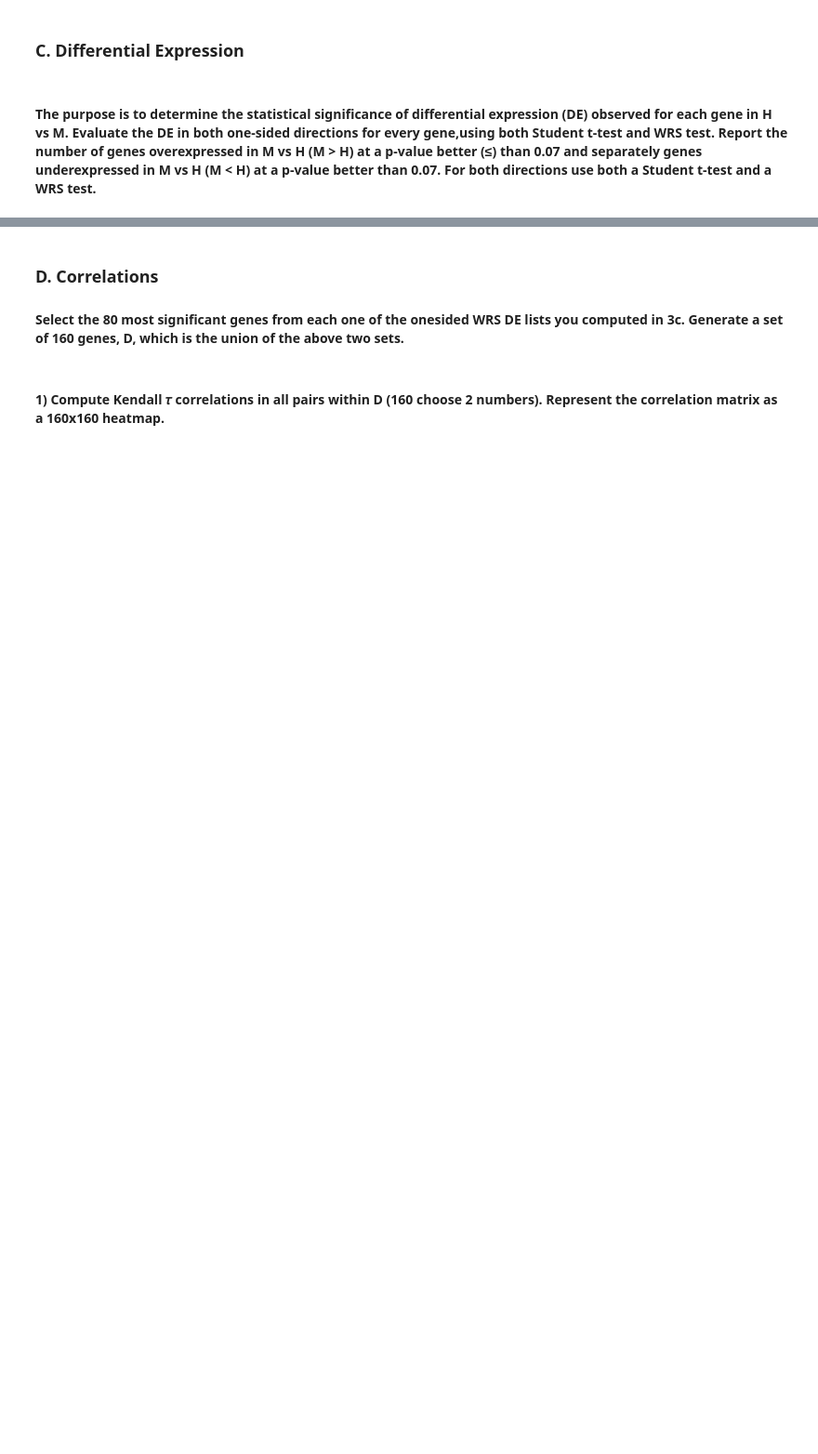
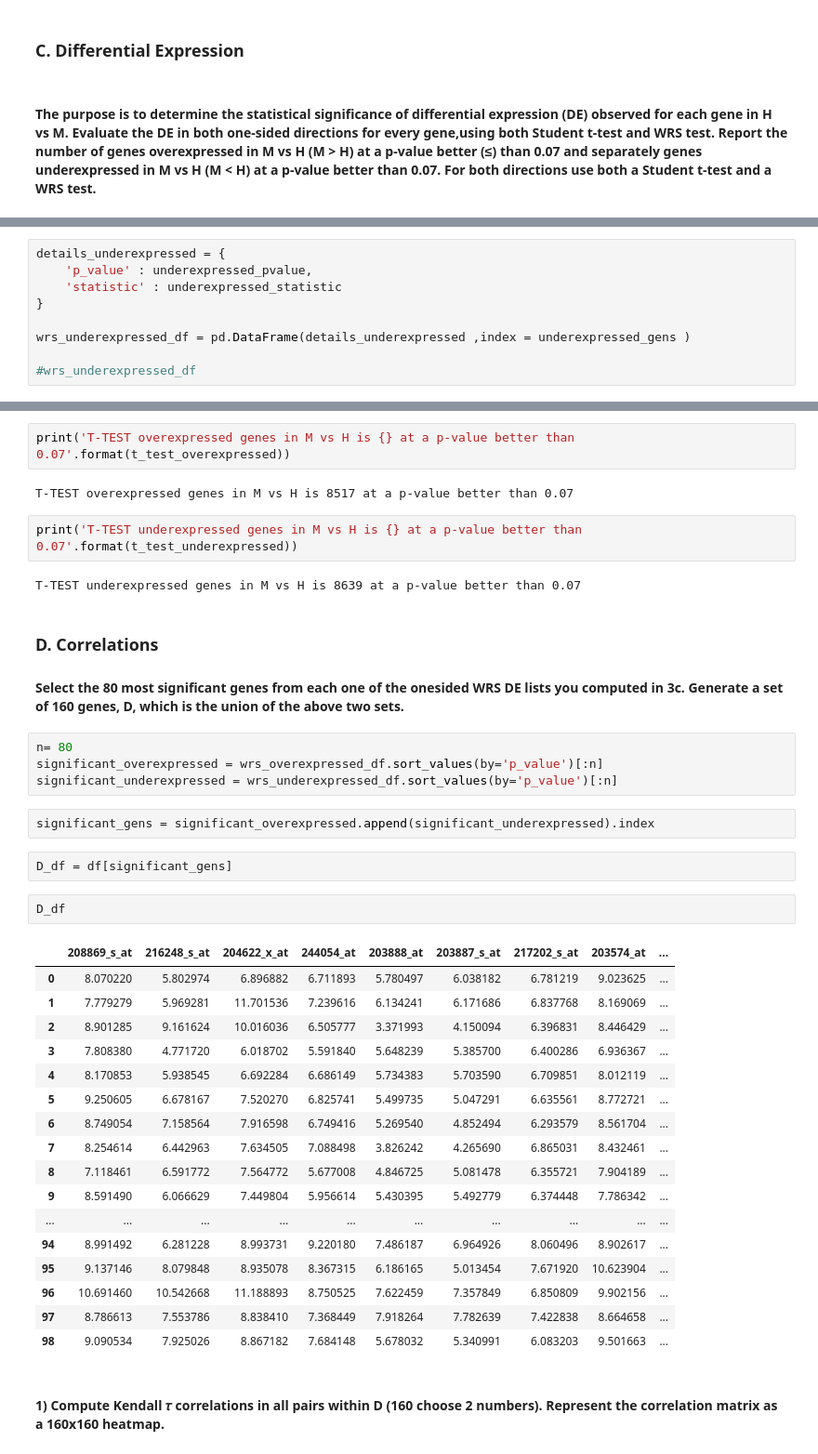
Before and after one commit to leeaz97/SatisticsIDC, a Jupyter notebook: HW4.ipynb, the cells around one changed output, grey strips where cells are left out. Shown at 93% size. Cells and saved outputs as stored; diff of their text form; blank space fills up the shorter version.

```diff
--- a/HW4.ipynb
+++ b/HW4.ipynb
@@ -165,0 +261,9 @@ for n, gene in enumerate(random_genes):
+# %%
+details_underexpressed = {
+    'p_value' : underexpressed_pvalue,
+    'statistic' : underexpressed_statistic
+}
+
+wrs_underexpressed_df = pd.DataFrame(details_underexpressed ,index = underexpressed_gens )
+
+#wrs_underexpressed_df
@@ -166,5 +304,41 @@ for n, gene in enumerate(random_genes):
+# %%
+print('T-TEST overexpressed genes in M vs H is {} at a p-value better than 0.07'.format(t_test_overexpressed))
+# %% [output]
+T-TEST overexpressed genes in M vs H is 8517 at a p-value better than 0.07
+# %%
+print('T-TEST underexpressed genes in M vs H is {} at a p-value better than 0.07'.format(t_test_underexpressed))
+# %% [output]
+T-TEST underexpressed genes in M vs H is 8639 at a p-value better than 0.07
 # %% [markdown]
 ### D. Correlations
 #### Select the 80 most significant genes from each one of the onesided WRS DE lists you computed in 3c. Generate a set of 160 genes, D, which is the union of the above two sets.
+# %%
+n= 80
+significant_overexpressed = wrs_overexpressed_df.sort_values(by='p_value')[:n]
+significant_underexpressed = wrs_underexpressed_df.sort_values(by='p_value')[:n]
+# %%
+significant_gens = significant_overexpressed.append(significant_underexpressed).index
+# %%
+D_df = df[significant_gens]
+# %%
+D_df
+# %% [output]
+|  | 208869_s_at | 216248_s_at | 204622_x_at | 244054_at | 203888_at | 203887_s_at | 217202_s_at | 203574_at | ... |
+| 0 | 8.070220 | 5.802974 | 6.896882 | 6.711893 | 5.780497 | 6.038182 | 6.781219 | 9.023625 | ... |
+| 1 | 7.779279 | 5.969281 | 11.701536 | 7.239616 | 6.134241 | 6.171686 | 6.837768 | 8.169069 | ... |
+| 2 | 8.901285 | 9.161624 | 10.016036 | 6.505777 | 3.371993 | 4.150094 | 6.396831 | 8.446429 | ... |
+| 3 | 7.808380 | 4.771720 | 6.018702 | 5.591840 | 5.648239 | 5.385700 | 6.400286 | 6.936367 | ... |
+| 4 | 8.170853 | 5.938545 | 6.692284 | 6.686149 | 5.734383 | 5.703590 | 6.709851 | 8.012119 | ... |
+| 5 | 9.250605 | 6.678167 | 7.520270 | 6.825741 | 5.499735 | 5.047291 | 6.635561 | 8.772721 | ... |
+| 6 | 8.749054 | 7.158564 | 7.916598 | 6.749416 | 5.269540 | 4.852494 | 6.293579 | 8.561704 | ... |
+| 7 | 8.254614 | 6.442963 | 7.634505 | 7.088498 | 3.826242 | 4.265690 | 6.865031 | 8.432461 | ... |
+| 8 | 7.118461 | 6.591772 | 7.564772 | 5.677008 | 4.846725 | 5.081478 | 6.355721 | 7.904189 | ... |
+| 9 | 8.591490 | 6.066629 | 7.449804 | 5.956614 | 5.430395 | 5.492779 | 6.374448 | 7.786342 | ... |
+| ... | ... | ... | ... | ... | ... | ... | ... | ... | ... |
+| 94 | 8.991492 | 6.281228 | 8.993731 | 9.220180 | 7.486187 | 6.964926 | 8.060496 | 8.902617 | ... |
+| 95 | 9.137146 | 8.079848 | 8.935078 | 8.367315 | 6.186165 | 5.013454 | 7.671920 | 10.623904 | ... |
+| 96 | 10.691460 | 10.542668 | 11.188893 | 8.750525 | 7.622459 | 7.357849 | 6.850809 | 9.902156 | ... |
+| 97 | 8.786613 | 7.553786 | 8.838410 | 7.368449 | 7.918264 | 7.782639 | 7.422838 | 8.664658 | ... |
+| 98 | 9.090534 | 7.925026 | 8.867182 | 7.684148 | 5.678032 | 5.340991 | 6.083203 | 9.501663 | ... |
 # %% [markdown]
 #### 1) Compute Kendall 𝜏 correlations in all pairs within D (160 choose 2 numbers). Represent the correlation matrix as a 160x160 heatmap.
```
Also changed, not shown: parts of 32 cells of this notebook.
